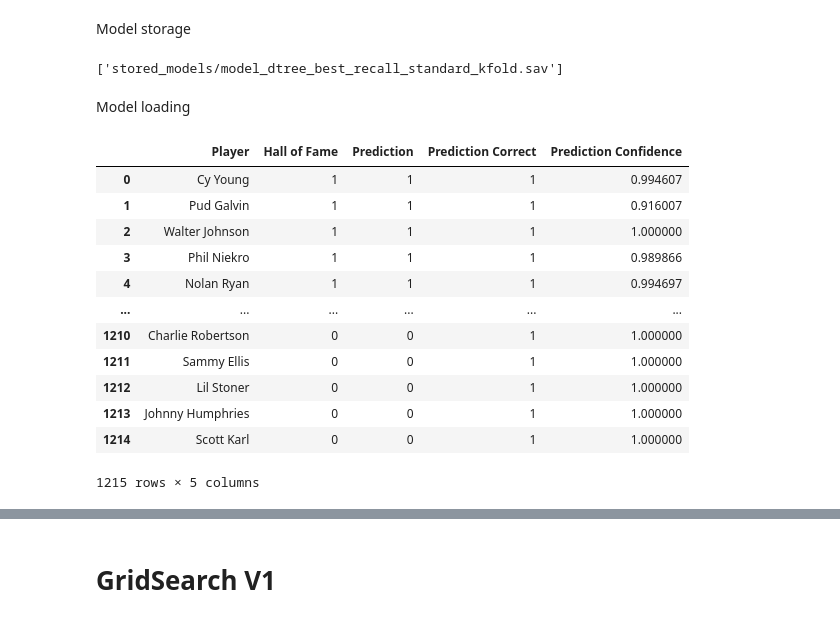
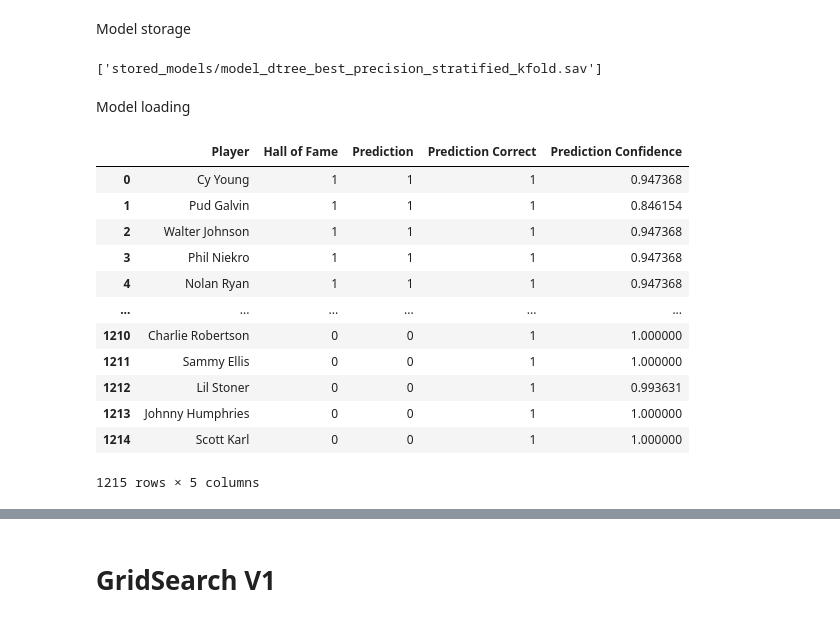
Before and after one commit to matthewcavanaugh96/magnimind, a Jupyter notebook: Capstone/Capstone MLB Pitching/Part 3b Decision Tree Classifier.ipynb, the cells around one changed output, grey strips where cells are left out. Drawn from its saved outputs; the diff is of its cells as text; code cells hidden in the pictures.

```diff
--- a/Capstone/Capstone MLB Pitching/Part 3b Decision Tree Classifier.ipynb
+++ b/Capstone/Capstone MLB Pitching/Part 3b Decision Tree Classifier.ipynb
@@ -82,8 +80,8 @@ param_grid = {
 grid_search = GridSearchCV(
     estimator=dtree,
     param_grid=param_grid,
-    cv=kf,
-    scoring='recall',
+    cv=skf,
+    scoring='precision',
     n_jobs=-1
 )
 
@@ -104,54 +101,56 @@ DecisionTreeClassifier(class_weight='balanced', min_samples_leaf=8,
 Model storage
 # %%
 import joblib
+#joblib.dump(dtree_best, 'stored_models/model_dtree_best_f1_standard_kfold.sav')
+#joblib.dump(dtree_best, 'stored_models/model_dtree_best_f1_stratified_kfold.sav')
+#joblib.dump(dtree_best, 'stored_models/model_dtree_best_recall_standard_kfold.sav')
 #joblib.dump(dtree_best, 'stored_models/model_dtree_best_recall_stratified_kfold.sav')
-#joblib.dump(dtree_best, 'stored_models/model_dtree_best_f1_stratified_kfold.sav')
-#joblib.dump(dtree_best, 'stored_models/model_dtree_best_f1_standard_kfold.sav')
-#joblib.dump(dtree_best, 'stored_models/model_dtree_best_recall_standard_kfold.sav')
+#joblib.dump(dtree_best, 'stored_models/model_dtree_best_precision_standard_kfold.sav')
+joblib.dump(dtree_best, 'stored_models/model_dtree_best_precision_stratified_kfold.sav')
 # %% [output]
-['stored_models/model_dtree_best_recall_standard_kfold.sav']
+['stored_models/model_dtree_best_precision_stratified_kfold.sav']
 # %% [markdown]
 Model loading
 # %%
-dtree_best = joblib.load('stored_models/model_dtree_best_recall_standard_kfold.sav')
+#dtree_best = joblib.load('stored_models/model_dtree_best_recall_standard_kfold.sav')
 # %%
 # Define the same KFold strategy
 skf = StratifiedKFold(n_splits=5, shuffle=True, random_state=42)
 kf = KFold(n_splits=5, shuffle=True, random_state=42)
 
 # Get out-of-fold predictions using the tuned model
-y_pred_all_best = cross_val_predict(dtree_best, X, y, cv=kf)
+y_pred_all_best = cross_val_predict(dtree_best, X, y, cv=skf)
 
 # Get predicted probabilities
-y_proba_all_best = cross_val_predict(dtree_best, X, y, cv=kf, method='predict_proba')
+y_proba_all_best = cross_val_predict(dtree_best, X, y, cv=skf, method='predict_proba')
 
 # Regular predictions
-y_pred_all_best = cross_val_predict(dtree_best, X, y, cv=kf)
+y_pred_all_best = cross_val_predict(dtree_best, X, y, cv=skf)
 
 # If binary classification, pick the probability of the predicted class
 # (confidence in whichever class was chosen)
 y_pred_indices = np.array([list(np.unique(y)).index(p) for p in y_pred_all_best])
 confidence_scores = y_proba_all_best[np.arange(len(y_proba_all_best)), y_pred_indices]
 
 # Build results dataframe
 dtree_gs_results = pd.DataFrame()
 dtree_gs_results['Player'] = mlb_pitchers['Player']
 dtree_gs_results['Hall of Fame'] = y
 dtree_gs_results['Prediction'] = y_pred_all_best
 dtree_gs_results['Prediction Correct'] = (dtree_gs_results['Hall of Fame'] == dtree_gs_results['Prediction']).astype(int)
 dtree_gs_results['Prediction Confidence'] = confidence_scores
 dtree_gs_results
 # %% [output]
 |  | Player | Hall of Fame | Prediction | Prediction Correct | Prediction Confidence |
-| 0 | Cy Young | 1 | 1 | 1 | 0.994607 |
-| 1 | Pud Galvin | 1 | 1 | 1 | 0.916007 |
-| 2 | Walter Johnson | 1 | 1 | 1 | 1.000000 |
-| 3 | Phil Niekro | 1 | 1 | 1 | 0.989866 |
-| 4 | Nolan Ryan | 1 | 1 | 1 | 0.994697 |
+| 0 | Cy Young | 1 | 1 | 1 | 0.947368 |
+| 1 | Pud Galvin | 1 | 1 | 1 | 0.846154 |
+| 2 | Walter Johnson | 1 | 1 | 1 | 0.947368 |
+| 3 | Phil Niekro | 1 | 1 | 1 | 0.947368 |
+| 4 | Nolan Ryan | 1 | 1 | 1 | 0.947368 |
 | ... | ... | ... | ... | ... | ... |
 | 1210 | Charlie Robertson | 0 | 0 | 1 | 1.000000 |
 | 1211 | Sammy Ellis | 0 | 0 | 1 | 1.000000 |
-| 1212 | Lil Stoner | 0 | 0 | 1 | 1.000000 |
+| 1212 | Lil Stoner | 0 | 0 | 1 | 0.993631 |
 | 1213 | Johnny Humphries | 0 | 0 | 1 | 1.000000 |
 | 1214 | Scott Karl | 0 | 0 | 1 | 1.000000 |
 1215 rows × 5 columns
```
Also changed, not shown: parts of 3 cells of this notebook, 4 other files.
